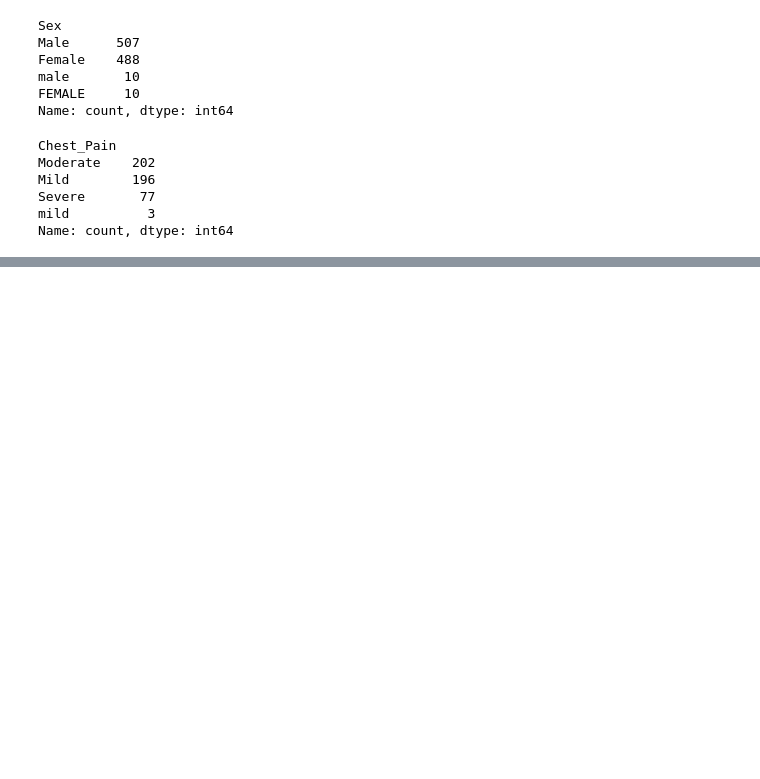
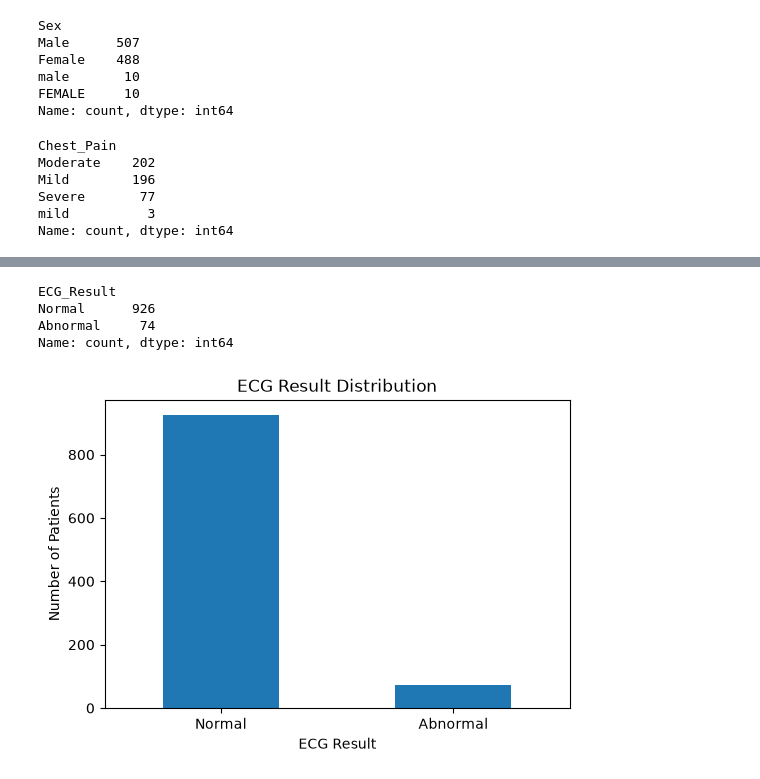
Before and after one commit to janakisingh-bme/Machine_Learning, a Jupyter notebook: notebooks/cardiovascular.ipynb, the cells around one changed output, grey strips where cells are left out. Saved outputs shown, nothing was run; the diff lists cells and outputs as text; code cells hidden in the pictures; blank space fills up the shorter version.

```diff
--- a/notebooks/cardiovascular.ipynb
+++ b/notebooks/cardiovascular.ipynb
@@ -118,0 +265,4 @@ Name: count, dtype: int64
+# %%
+clean_df["SpO2_percent"] = clean_df["SpO2_percent"].fillna(
+    clean_df["SpO2_percent"].median()
+)
@@ -118,0 +275,4 @@ Name: count, dtype: int64
+# %%
+clean_df["Heart_Rate_bpm"] = clean_df["Heart_Rate_bpm"].fillna(
+    clean_df["Heart_Rate_bpm"].median()
+)
@@ -118,0 +285,4 @@ Name: count, dtype: int64
+# %%
+clean_df["Temperature_C"] = clean_df["Temperature_C"].fillna(
+    clean_df["Temperature_C"].median()
+)
@@ -118,0 +318,15 @@ Name: count, dtype: int64
+# %%
+categorical_columns = [
+    "Sex",
+    "Smoking_Status",
+    "Diabetes",
+    "Hypertension",
+    "Chest_Pain"
+]
+
+for col in categorical_columns:
+    clean_df[col] = (
+        clean_df[col]
+        .str.strip()
+        .str.title()
+    )
@@ -118,0 +388,20 @@ Name: count, dtype: int64
+# %%
+clean_df["ECG_Result"].value_counts()
+# %% [output]
+ECG_Result
+Normal      926
+Abnormal     74
+Name: count, dtype: int64
+# %%
+clean_df["ECG_Result"].value_counts().plot(
+    kind="bar",
+    figsize=(6, 4)
+)
+
+plt.title("ECG Result Distribution")
+plt.xlabel("ECG Result")
+plt.ylabel("Number of Patients")
+plt.xticks(rotation=0)
+plt.show()
+# %% [output]
+[figure, added]
```
Also changed, not shown: parts of 101 cells of this notebook.
